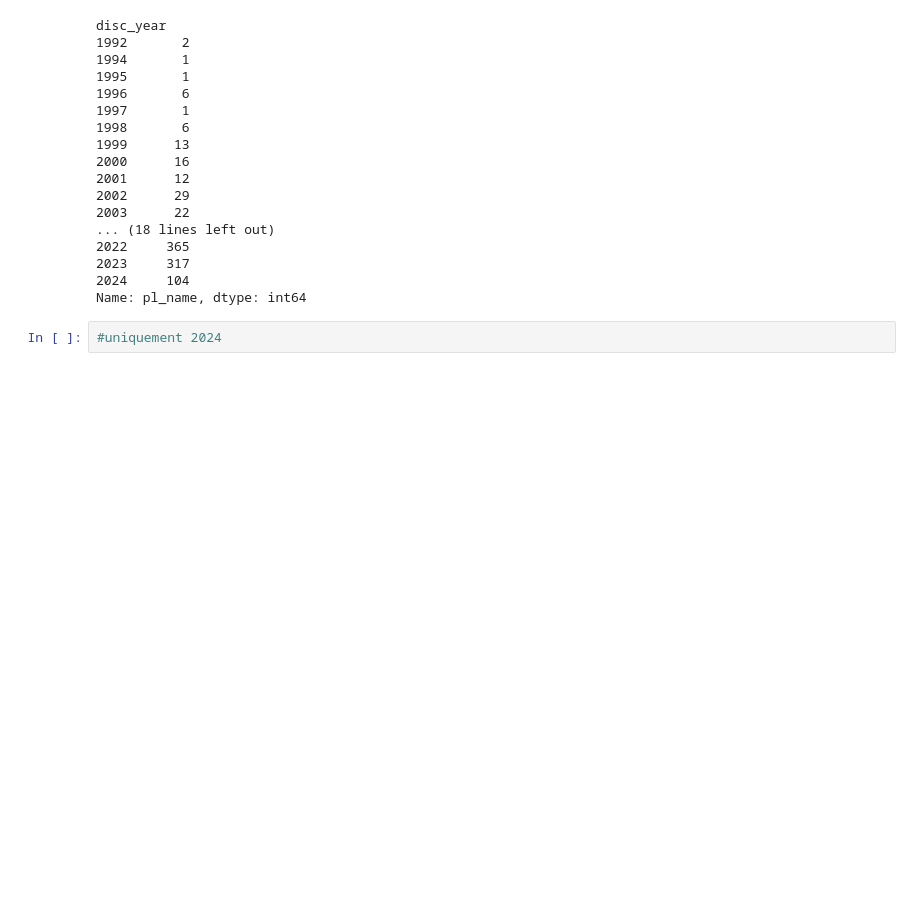
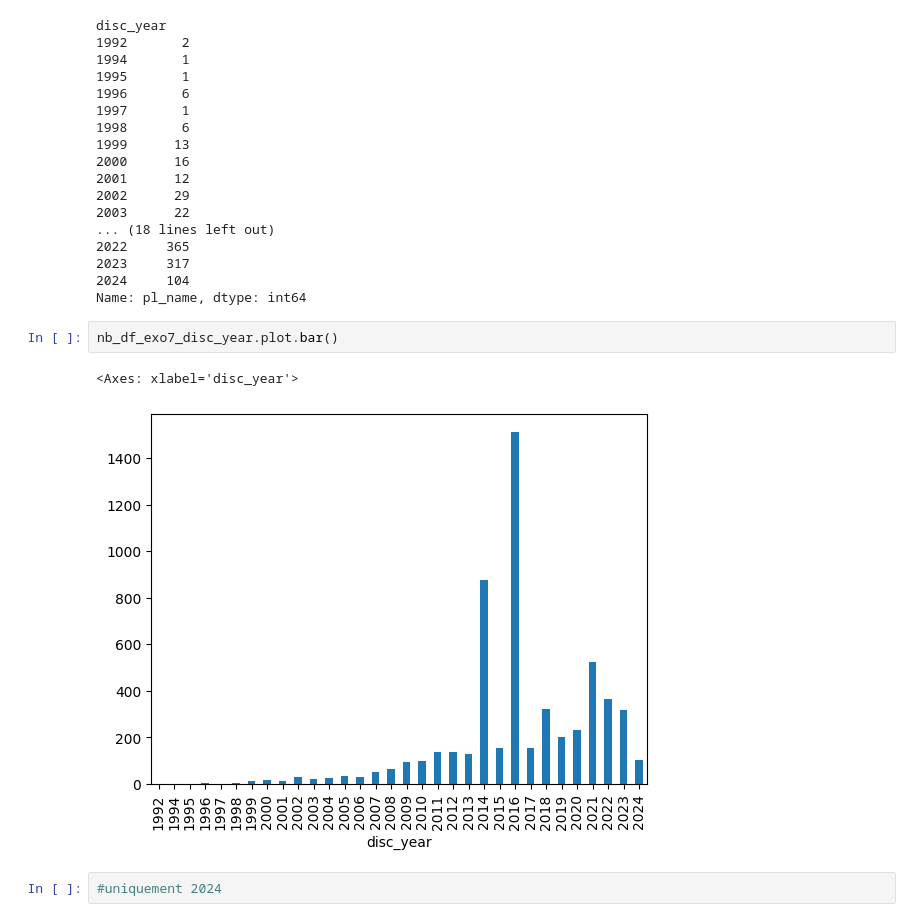
Before and after one commit to miraceti/Webscrapt, a Jupyter notebook: exoplanets/exo2/exo6/exo7_001.ipynb, the cells around one changed output. Drawn from its saved outputs; the diff is of its cells as text; blank space fills up the shorter version.

Commit message:
graph1

```diff
--- a/exoplanets/exo2/exo6/exo7_001.ipynb
+++ b/exoplanets/exo2/exo6/exo7_001.ipynb
@@ -179,6 +179,11 @@ disc_year
 2023     317
 2024     104
 Name: pl_name, dtype: int64
+# %%
+nb_df_exo7_disc_year.plot.bar()
+# %% [output]
+<Axes: xlabel='disc_year'>
+[figure, added]
 # %%
 #uniquement 2024
 # %%
```
Also changed, not shown: parts of 4 cells of this notebook.
